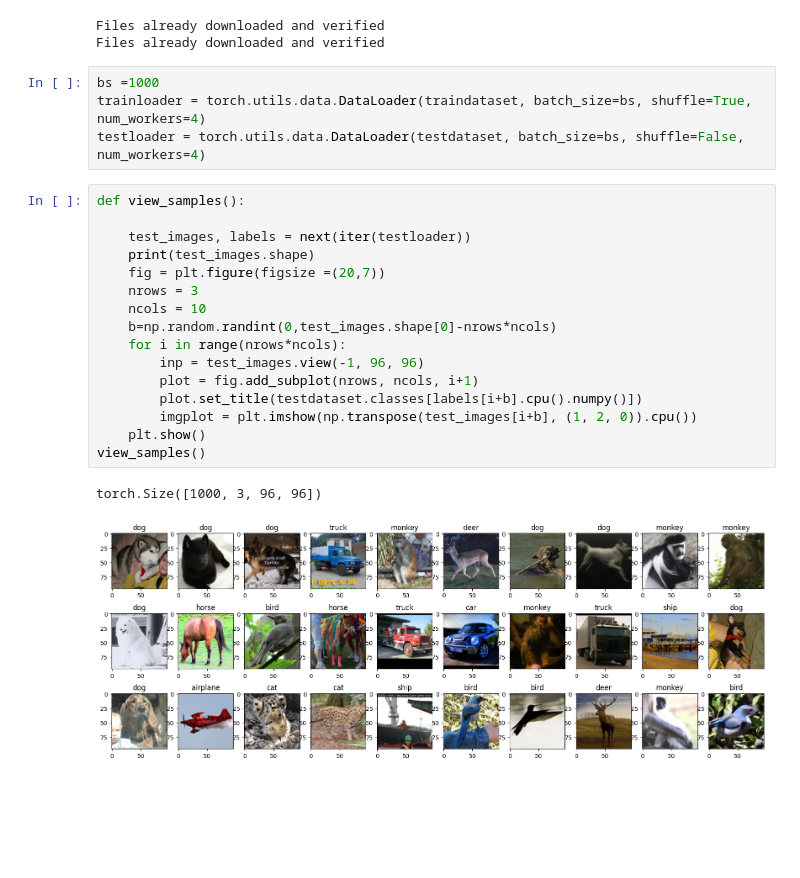
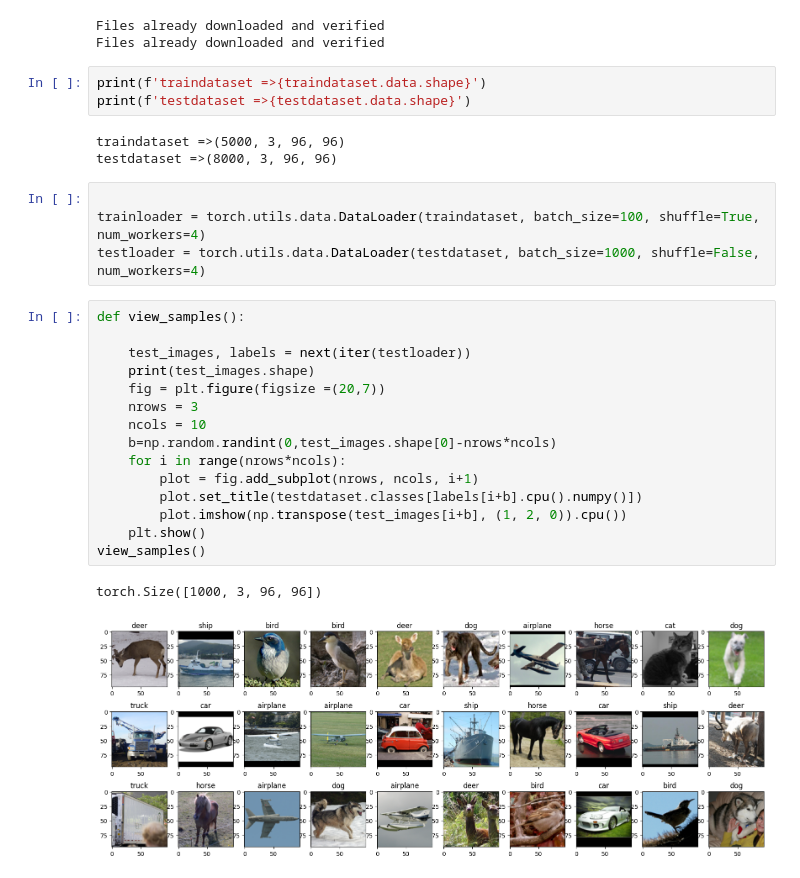
Before and after one commit to debonil/dlops-23, a Jupyter notebook: M21AIE225_Lab_Assignment_3.ipynb, the cells around one changed output. Saved outputs shown, nothing was run; the diff lists cells and outputs as text; blank space fills up the shorter version.

```diff
--- a/M21AIE225_Lab_Assignment_3.ipynb
+++ b/M21AIE225_Lab_Assignment_3.ipynb
@@ -17,26 +18,31 @@ testdataset = datasets.STL10('./downloads/', download=True, split='test', transf
 # %% [output]
 Files already downloaded and verified
 Files already downloaded and verified
+# %%
+print(f'traindataset =>{traindataset.data.shape}')
+print(f'testdataset =>{testdataset.data.shape}')
+# %% [output]
+traindataset =>(5000, 3, 96, 96)
+testdataset =>(8000, 3, 96, 96)
 # %%
-bs =1000
-trainloader = torch.utils.data.DataLoader(traindataset, batch_size=bs, shuffle=True, num_workers=4)
-testloader = torch.utils.data.DataLoader(testdataset, batch_size=bs, shuffle=False, num_workers=4)
+
+trainloader = torch.utils.data.DataLoader(traindataset, batch_size=100, shuffle=True, num_workers=4)
+testloader = torch.utils.data.DataLoader(testdataset, batch_size=1000, shuffle=False, num_workers=4)
 # %%
 def view_samples():
 
     test_images, labels = next(iter(testloader))
     print(test_images.shape)
     fig = plt.figure(figsize =(20,7))
     nrows = 3
     ncols = 10
     b=np.random.randint(0,test_images.shape[0]-nrows*ncols)
     for i in range(nrows*ncols):
-        inp = test_images.view(-1, 96, 96)
         plot = fig.add_subplot(nrows, ncols, i+1)
         plot.set_title(testdataset.classes[labels[i+b].cpu().numpy()])
-        imgplot = plt.imshow(np.transpose(test_images[i+b], (1, 2, 0)).cpu())
+        plot.imshow(np.transpose(test_images[i+b], (1, 2, 0)).cpu())
     plt.show()
 view_samples()
 # %% [output]
 torch.Size([1000, 3, 96, 96])
-[figure, old version]
+[figure, new version]
```
Also changed, not shown: parts of 13 cells of this notebook.
